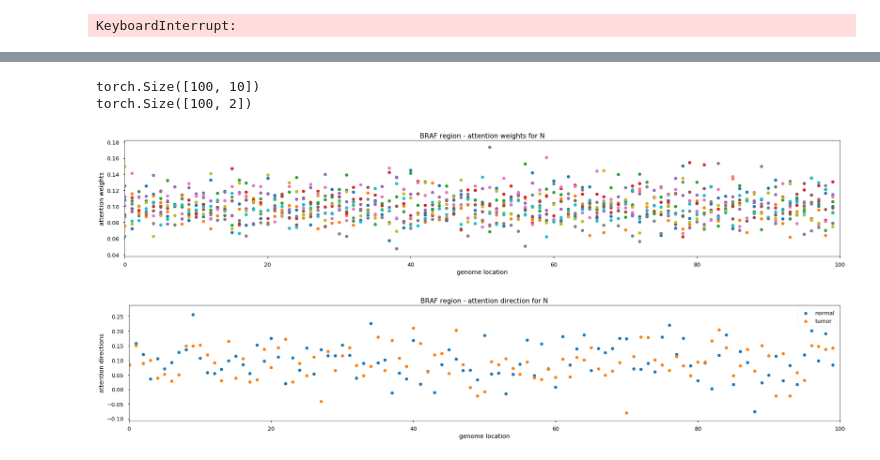
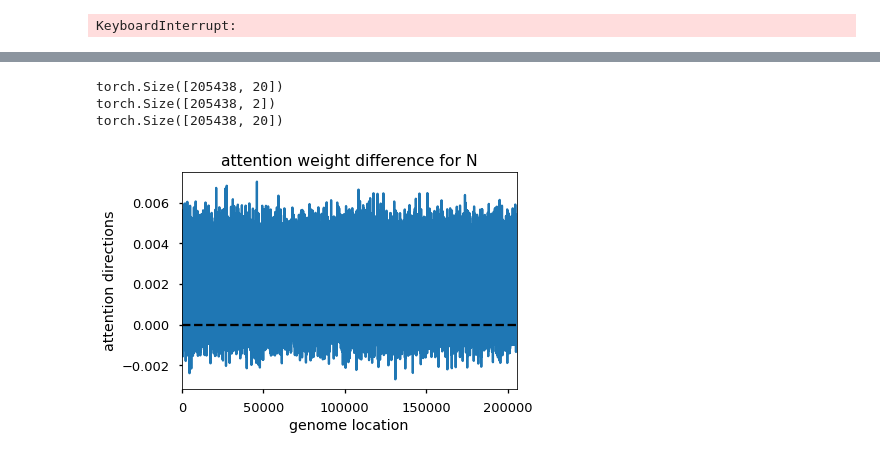
Before and after one commit to doerlbh/SequenceAttentionClassifier, a Jupyter notebook: Attention-Classification/BRAF-SequenceAttentionClassifier.ipynb, the cells around one changed output, grey strips where cells are left out. Drawn from its saved outputs; the diff is of its cells as text; code cells hidden in the pictures.

```diff
--- a/Attention-Classification/BRAF-SequenceAttentionClassifier.ipynb
+++ b/Attention-Classification/BRAF-SequenceAttentionClassifier.ipynb
@@ -338,8 +340,8 @@ KeyboardInterrupt:
 torch.save(model, './full_'+file_name+'_model.pt')
 torch.save(model.state_dict(), './'+file_name+'_model.pth')
 # %%
-# model = torch.load('../full_'+file_name+'_model.pt')
-# model.load_state_dict(torch.load('../+file_name+'_model.pth'))
+model = torch.load('./full_'+file_name+'_model.pt')
+# model.load_state_dict(torch.load('./'+file_name+'_model.pth'))
 # %%
 # Hard Validation process
 
@@ -394,39 +397,51 @@ height = 5
 # %%
 K_lookup_N = model.K(genome_N)
 V_lookup_N = model.V(genome_N)
 logits_N = model.Q(K_lookup_N) / math.sqrt(model.embedding_size)
 probs_N = F.softmax(logits_N, dim = -1)
 X_N = probs_N * V_lookup_N
 Y_N = model.W(X_N)
 
 print(probs_N.shape)
 print(Y_N.shape)
+print(logits_N.shape)
 
-for q in range(q_size):
-    plt.scatter(np.arange(GENOME_LENGTH), probs_N.data[:,q], s=point_size, alpha=alpha_value)
-plt.rcParams['figure.figsize'] = [width, height]
-plt.xlim(0, GENOME_LENGTH)
-plt.xlabel('genome location')
-plt.ylabel('attention weights')
-plt.title('attention weights for N')
-plt.savefig('./N-attn'+file_name+'.png')
-plt.show()
+# for q in range(q_size):
+#     plt.scatter(np.arange(GENOME_LENGTH), probs_N.data[:,q], s=point_size, alpha=alpha_value)
+# plt.rcParams['figure.figsize'] = [width, height]
+# plt.xlim(0, GENOME_LENGTH)
+# plt.xlabel('genome location')
+# plt.ylabel('attention weights')
+# plt.title('attention weights for N')
+# # plt.savefig('./N-attn-'+file_name+'.png')
+# plt.show()
 
-for q in range(2):
-    plt.scatter(np.arange(GENOME_LENGTH), Y_N.data[:,q], s=point_size, alpha=alpha_value)
-plt.legend({'normal','tumor'})
+# for q in range(2):
+#     plt.scatter(np.arange(GENOME_LENGTH), Y_N.data[:,q], s=point_size, alpha=alpha_value)
+# plt.legend({'normal','tumor'})
+# plt.rcParams['figure.figsize'] = [width, height]
+# plt.xlim(0, GENOME_LENGTH)
+# plt.xlabel('genome location')
+# plt.ylabel('attention directions')
+# plt.title('attention direction for N')
+# # plt.savefig('./N-dirc-'+file_name+'.png')
+# plt.show()
+
+# plt.scatter(np.arange(GENOME_LENGTH), Y_N.data[:,0]-Y_N.data[:,1], c='black', s=point_size, alpha=alpha_value)
+plt.plot(np.arange(GENOME_LENGTH), list(Y_N.data[:,0]-Y_N.data[:,1]))
 plt.rcParams['figure.figsize'] = [width, height]
 plt.xlim(0, GENOME_LENGTH)
 plt.xlabel('genome location')
 plt.ylabel('attention directions')
-plt.title('attention direction for N')
-plt.savefig('./N-dirc'+file_name+'.png')
+plt.title('attention weight difference for N')
+plt.axhline(y=0,ls='dashed',c='black')
+plt.savefig('./N-diff-'+file_name+'.png')
 plt.show()
 # %% [output]
-torch.Size([100, 10])
-torch.Size([100, 2])
+torch.Size([205438, 20])
+torch.Size([205438, 2])
+torch.Size([205438, 20])
-[figure, old version]
+[figure, new version]
-[figure, removed]
 # %%
 K_lookup_A = model.K(genome_A)
 V_lookup_A = model.V(genome_A)
```
Also changed, not shown: parts of 7 cells of this notebook, 18 other files.
